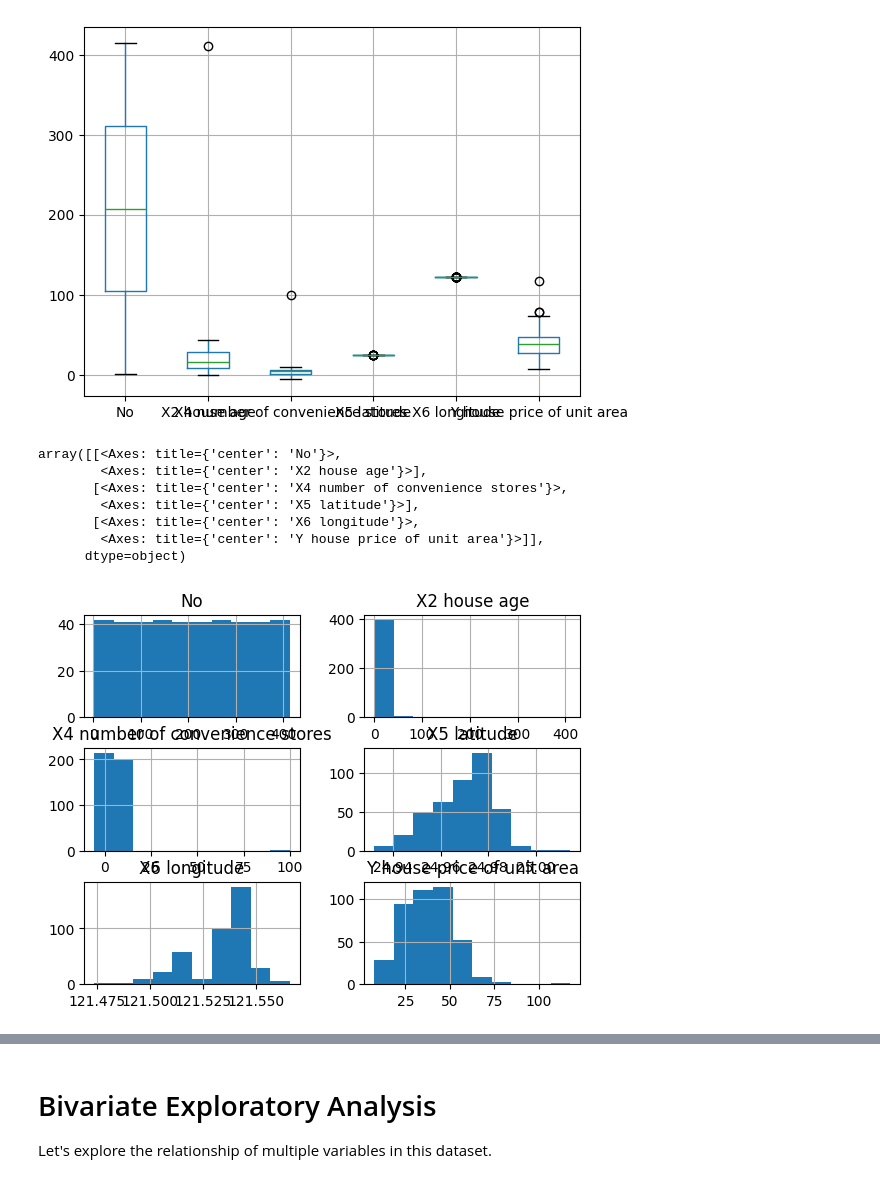
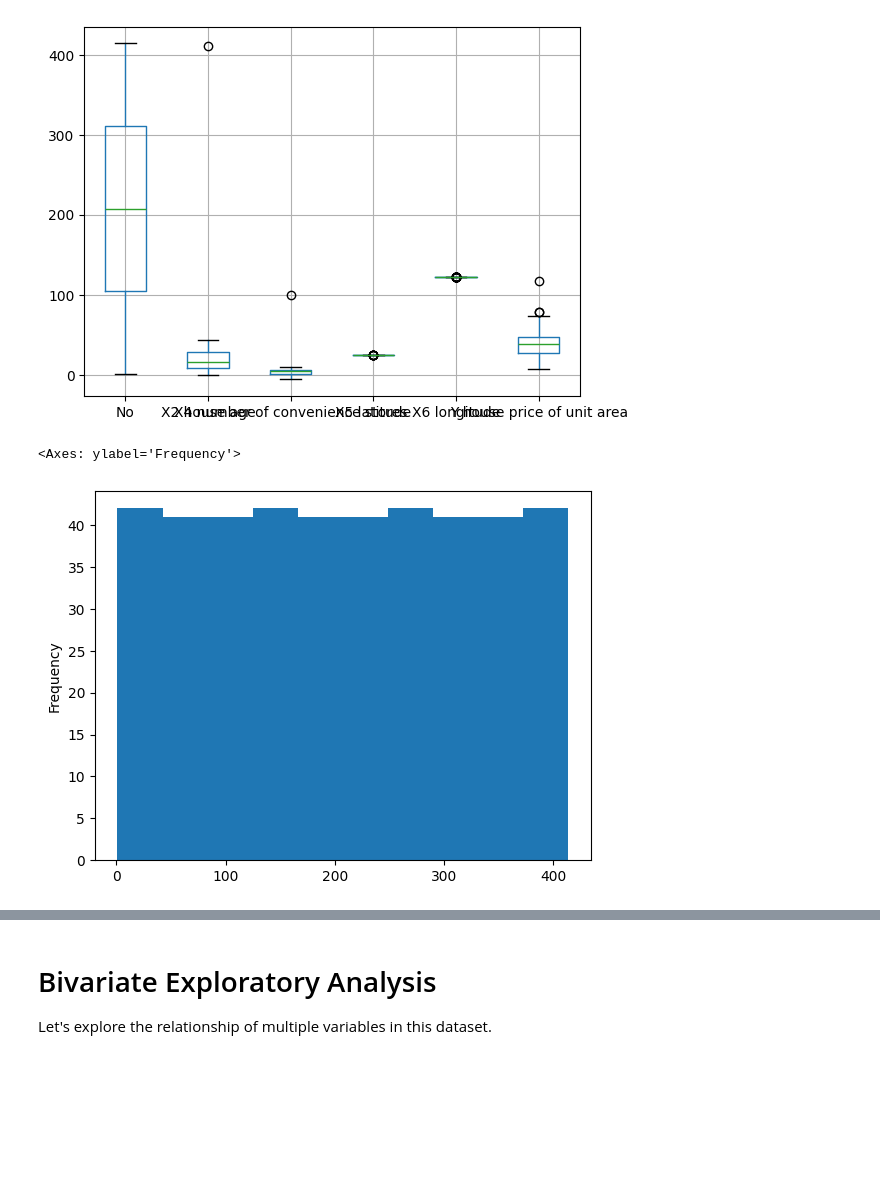
Before and after one commit to emanuelbucio/rental-pricing-prediction-lab, a Jupyter notebook: rental-pricing-prediction-lab/code/data_prep/01explore.ipynb, the cells around one changed output, grey strips where cells are left out. Drawn from its saved outputs; the diff is of its cells as text; code cells hidden in the pictures; blank space fills up the shorter version.

```diff
--- a/rental-pricing-prediction-lab/code/data_prep/01explore.ipynb
+++ b/rental-pricing-prediction-lab/code/data_prep/01explore.ipynb
@@ -136,13 +68,7 @@ df.boxplot()
 <Axes: >
 [figure]
 # %%
-df.hist()
+df['No'].plot.hist()
 # %% [output]
-array([[<Axes: title={'center': 'No'}>,
-        <Axes: title={'center': 'X2 house age'}>],
-       [<Axes: title={'center': 'X4 number of convenience stores'}>,
-        <Axes: title={'center': 'X5 latitude'}>],
-       [<Axes: title={'center': 'X6 longitude'}>,
-        <Axes: title={'center': 'Y house price of unit area'}>]],
-      dtype=object)
+<Axes: ylabel='Frequency'>
-[figure, old version]
+[figure, new version]
```
Also changed, not shown: parts of 19 cells of this notebook, 3 other files.
